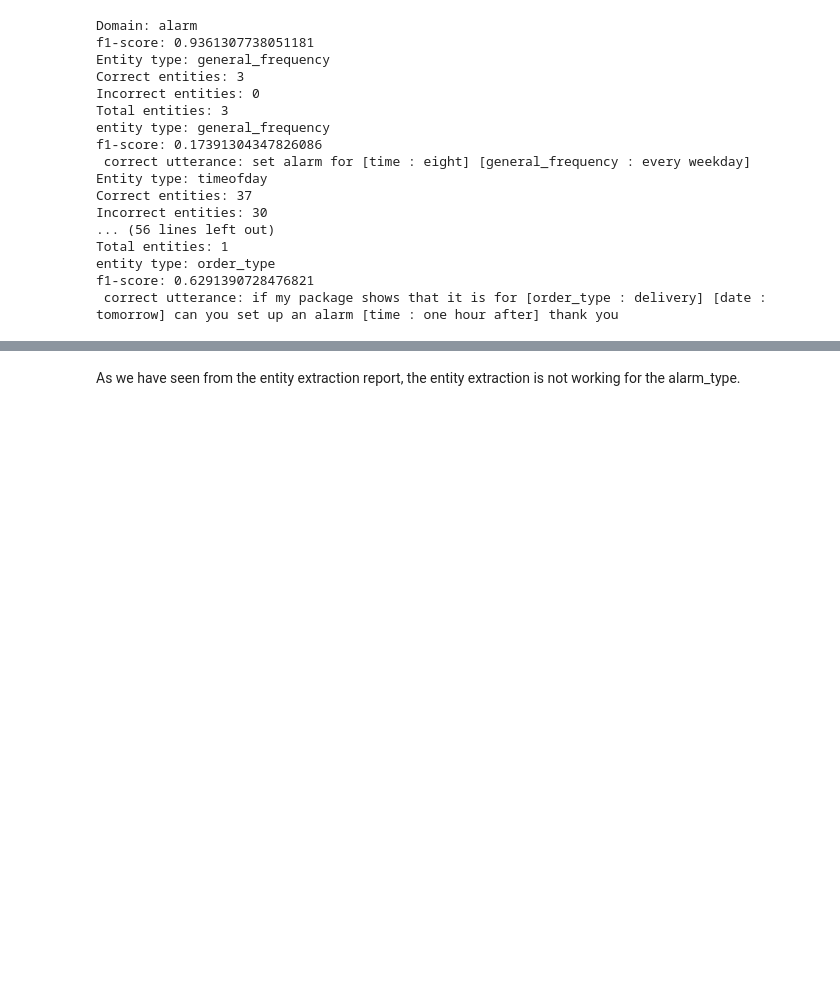
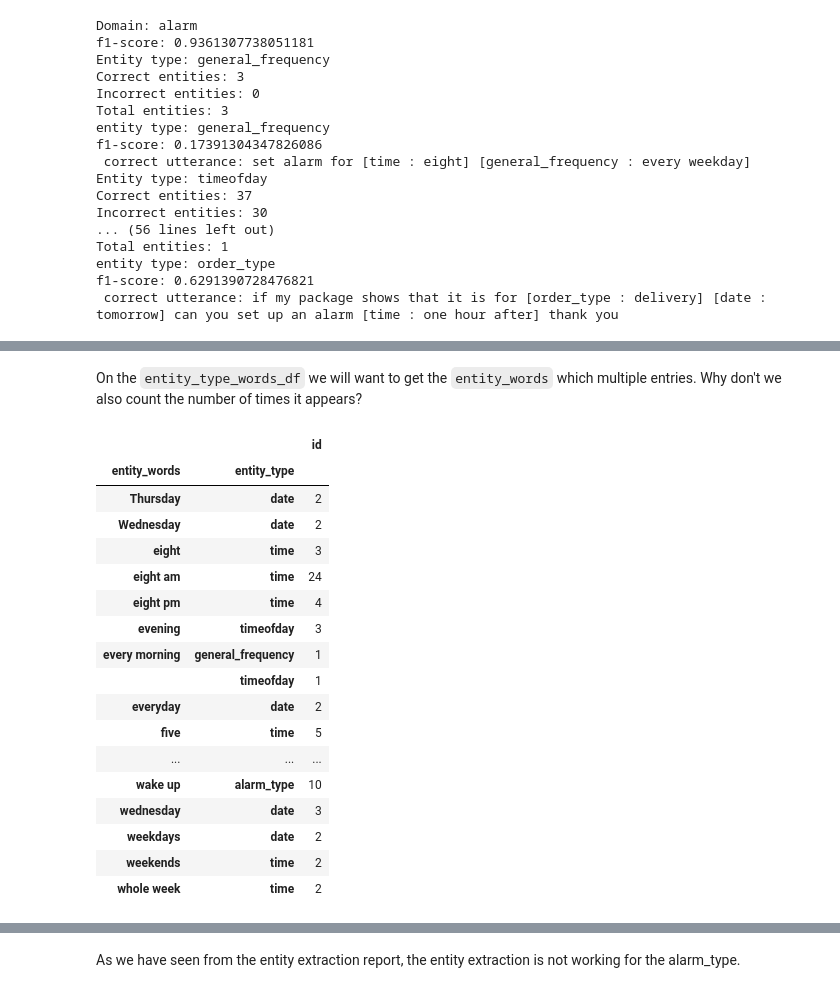
Before and after one commit to secretsauceai/NLU-engine-prototype-benchmarks, a Jupyter notebook: Macro_NLU_Entity_Refinement.ipynb, the cells around one changed output, grey strips where cells are left out. Cells and saved outputs as stored; diff of their text form; code cells hidden in the pictures; blank space fills up the shorter version.

Commit message:
work in progress on overlapping entity refinement feature

```diff
--- a/Macro_NLU_Entity_Refinement.ipynb
+++ b/Macro_NLU_Entity_Refinement.ipynb
@@ -447,0 +490,19 @@ RenderJSON(incorrect_predicted_entities_report)
+# %%
+#TODO: this will be turned into a function and put into a class for the macro entity refinement
+output_list = []
+for index, row in domain_df.iterrows():
+        if row['entities'] is not np.nan:
+            for entity in row['entities']:
+                entry_entity_dictionary = {}
+                entry_entity_dictionary['id'] = index
+                entry_entity_dictionary['entity_type'] = entity['type']
+                entry_entity_dictionary['entity_words'] = " ".join(entity['words'])
+                output_list.append(entry_entity_dictionary)
+        else:
+            entry_entity_dictionary = {}
+            entry_entity_dictionary['id'] = index
+            entry_entity_dictionary['entity_type'] = None
+            entry_entity_dictionary['entity_words'] = None
+            output_list.append(entry_entity_dictionary)
+
+entity_type_words_df = pd.DataFrame(output_list)
@@ -447,0 +525,28 @@ RenderJSON(incorrect_predicted_entities_report)
+# %% [markdown]
+On the `entity_type_words_df` we will want to get the `entity_words` which multiple entries. Why don't we also count the number of times it appears?
+# %%
+# return all rows where the entity_words are one of the entity_words in duplicated:
+all_entity_words = entity_type_words_df["entity_words"]
+entity_type_word_counts_df = entity_type_words_df[all_entity_words.isin(all_entity_words[all_entity_words.duplicated(
+)])].sort_values(by=['entity_words']).groupby(['entity_words', 'entity_type']).count()
+# %%
+entity_type_word_counts_df
+# %% [output]
+|  |  | id |
+| entity_words | entity_type |  |
+| Thursday | date | 2 |
+| Wednesday | date | 2 |
+| eight | time | 3 |
+| eight am | time | 24 |
+| eight pm | time | 4 |
+| evening | timeofday | 3 |
+| every morning | general_frequency | 1 |
+|  | timeofday | 1 |
+| everyday | date | 2 |
+| five | time | 5 |
+| ... | ... | ... |
+| wake up | alarm_type | 10 |
+| wednesday | date | 3 |
+| weekdays | date | 2 |
+| weekends | time | 2 |
+| whole week | time | 2 |
```
Also changed, not shown: parts of 30 cells of this notebook.
